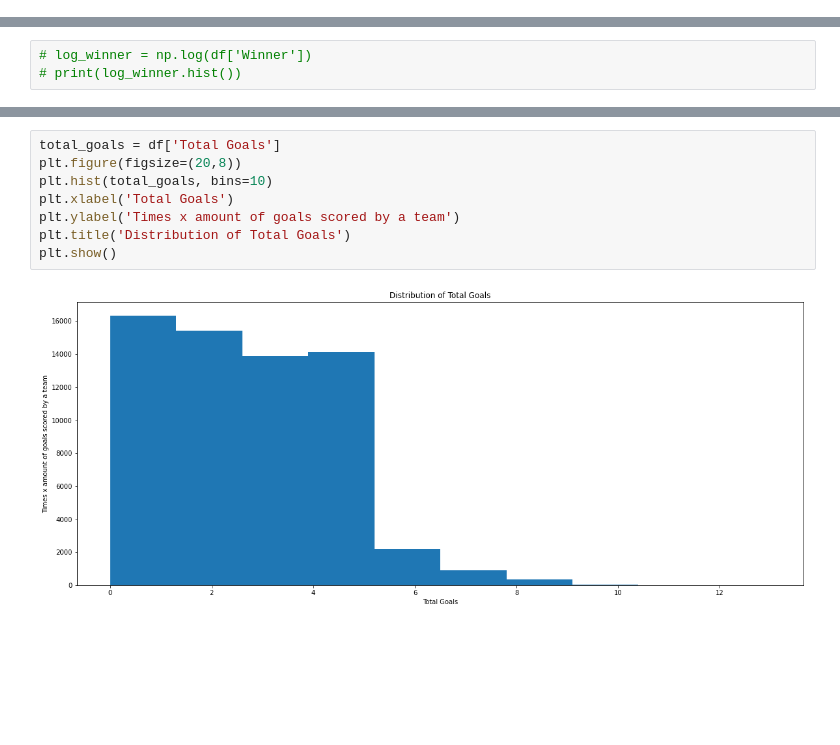
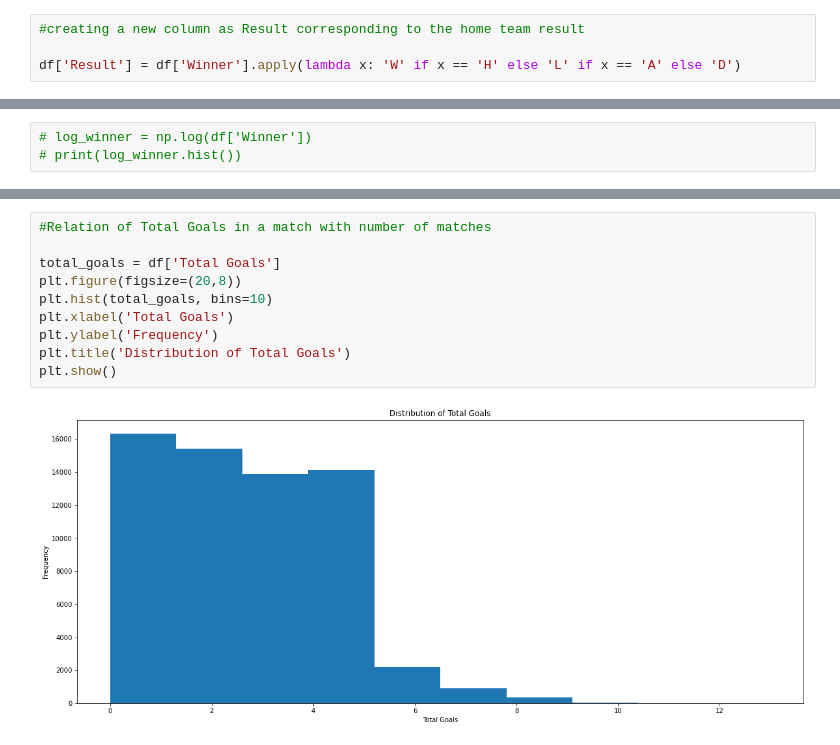
Before and after one commit to MuhammadAhmed3092/Data-Science-Projects, a Jupyter notebook: Football Leagues Analysis using EDA.ipynb, the cells around one changed output, grey strips where cells are left out. Drawn from its saved outputs; the diff is of its cells as text; blank space fills up the shorter version.

```diff
--- a/Football Leagues Analysis using EDA.ipynb
+++ b/Football Leagues Analysis using EDA.ipynb
@@ -164,6 +165,10 @@ df['Half-Time Winner'] = ''
 df.loc[df['HT Winner'] == 'H', 'Half-Time Winner'] = df['Home Team']
 df.loc[df['HT Winner'] == 'A', 'Half-Time Winner'] = df['Away Team']
 df.loc[df['HT Winner'] == 'D', 'Half-Time Winner'] = 'Draw'
+# %%
+#creating a new column as Result corresponding to the home team result
+
+df['Result'] = df['Winner'].apply(lambda x: 'W' if x == 'H' else 'L' if x == 'A' else 'D')
 # %%
 df
 # %% [output]
@@ -286,13 +302,15 @@ plt.show()
 # %% [output]
 [figure]
 # %%
+#Relation of Total Goals in a match with number of matches
+
 total_goals = df['Total Goals']
 plt.figure(figsize=(20,8))
 plt.hist(total_goals, bins=10)
 plt.xlabel('Total Goals')
-plt.ylabel('Times x amount of goals scored by a team')
+plt.ylabel('Frequency')
 plt.title('Distribution of Total Goals')
 plt.show()
 # %% [output]
-[figure, old version]
+[figure, new version]
 # %%
```
Also changed, not shown: parts of 30 cells of this notebook.
